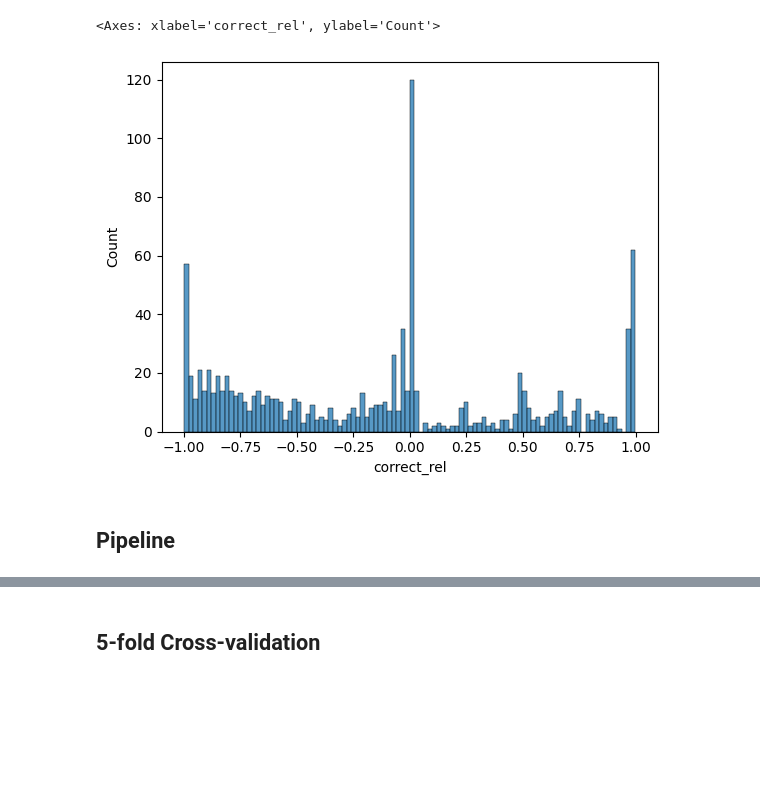
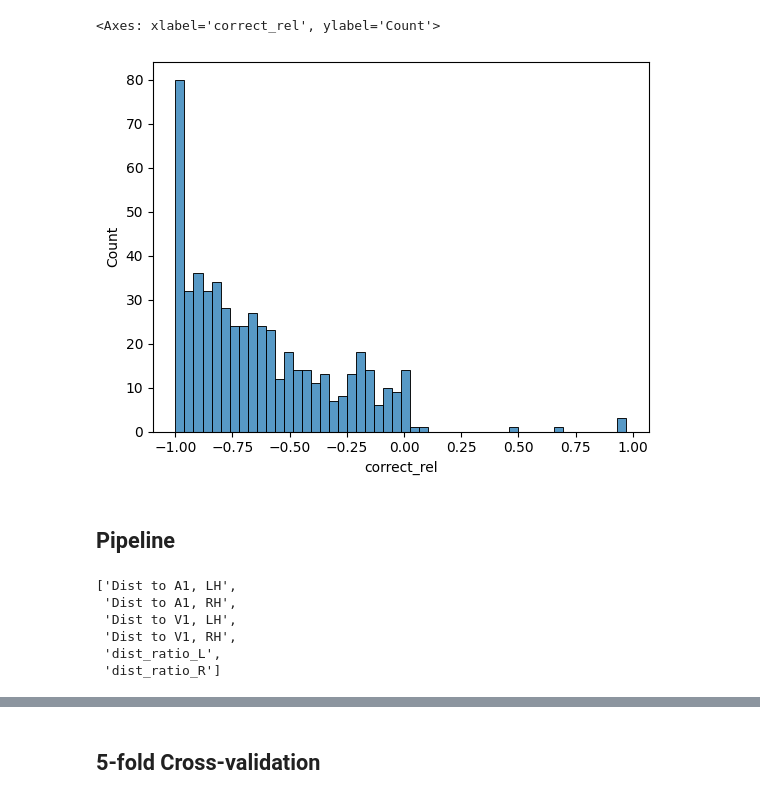
Before and after one commit to victoris93/cost-grads, a Jupyter notebook: svr_correct_rel.ipynb, the cells around one changed output, grey strips where cells are left out. Cells and saved outputs as stored; diff of their text form; code cells hidden in the pictures; blank space fills up the shorter version.

```diff
--- a/svr_correct_rel.ipynb
+++ b/svr_correct_rel.ipynb
@@ -12,5 +12,6 @@ from sklearn.pipeline import Pipeline
 from sklearn.model_selection import StratifiedKFold, KFold
 import seaborn as sns
 # %%
-data = pd.read_csv("distances_Tpeak_temporal_ind_24102023_wide.csv")
+data = pd.read_csv("SIFI_full.csv")
 data = data[(data["FlashType"] == 1) | (data["FlashType"] == 2)]
+data = data[data["NrBeeps"] == 2]
@@ -33,8 +18,8 @@ data
 # %%
-sns.histplot(data["correct_rel"], bins = 100)
+sns.histplot(data["correct_rel"], bins = 50)
 # %% [output]
 <Axes: xlabel='correct_rel', ylabel='Count'>
-[figure, old version]
+[figure, new version]
 # %%
 correct_rel = data["correct_rel"]
 rt_Cod = data["rt_Cod"]
@@ -47,5 +32,14 @@ num_features = data.columns[3:].to_list()
 # ord_features = [data_flash1.columns[0]]
 cat_features = data.columns[:3].to_list()
+# %%
+num_features
+# %% [output]
+['Dist to A1, LH',
+ 'Dist to A1, RH',
+ 'Dist to V1, LH',
+ 'Dist to V1, RH',
+ 'dist_ratio_L',
+ 'dist_ratio_R']
 # %%
 whiten = Pipeline(
     steps = [("whiten", StandardScaler())]
```
Also changed, not shown: parts of 16 cells of this notebook.
